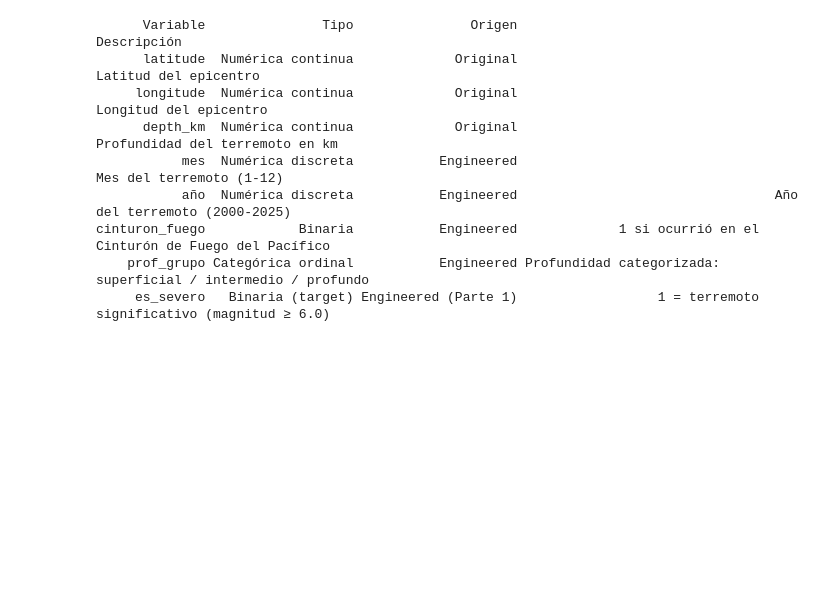
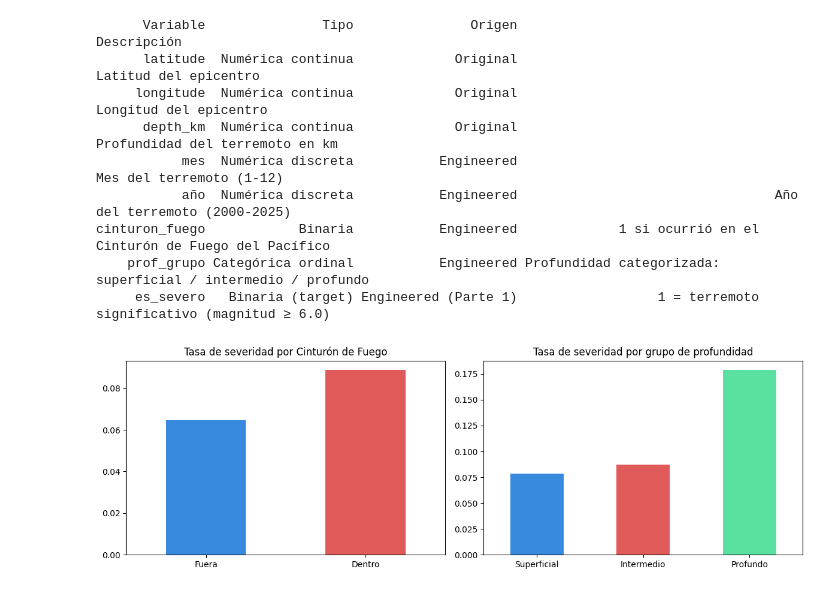
Before and after one commit to Abem-ds/ML-Prediccion-Sismicidad-Global, a Jupyter notebook: src/notebook/02_preprocessing.ipynb, the cells around one changed output. Saved outputs shown, nothing was run; the diff lists cells and outputs as text; code cells hidden in the pictures; blank space fills up the shorter version.

Commit message:
feat: añadir visualización de validación de features engineeradas

```diff
--- a/src/notebook/02_preprocessing.ipynb
+++ b/src/notebook/02_preprocessing.ipynb
@@ -296,3 +296,27 @@ print(tabla_variables.to_string(index=False))
 cinturon_fuego            Binaria           Engineered             1 si ocurrió en el Cinturón de Fuego del Pacífico
     prof_grupo Categórica ordinal           Engineered Profundidad categorizada: superficial / intermedio / profundo
      es_severo   Binaria (target) Engineered (Parte 1)                  1 = terremoto significativo (magnitud ≥ 6.0)
+# %%
+fig, axes = plt.subplots(1, 2, figsize=(12, 4))
+
+X_train_viz = X_train.copy()
+X_train_viz['es_severo'] = y_train.values
+
+X_train_viz.groupby('cinturon_fuego')['es_severo'].mean().plot(
+    kind='bar', ax=axes[0], color=['#378ADD', '#E05A5A']
+)
+axes[0].set_title('Tasa de severidad por Cinturón de Fuego')
+axes[0].set_xlabel('')
+axes[0].set_xticklabels(['Fuera', 'Dentro'], rotation=0)
+
+X_train_viz.groupby('prof_grupo')['es_severo'].mean().plot(
+    kind='bar', ax=axes[1], color=['#378ADD', '#E05A5A', '#5AE0A0']
+)
+axes[1].set_title('Tasa de severidad por grupo de profundidad')
+axes[1].set_xlabel('')
+axes[1].set_xticklabels(['Superficial', 'Intermedio', 'Profundo'], rotation=0)
+
+plt.tight_layout()
+plt.show()
+# %% [output]
+[figure, added]
```
Also changed, not shown: parts of 1 cell of this notebook.
